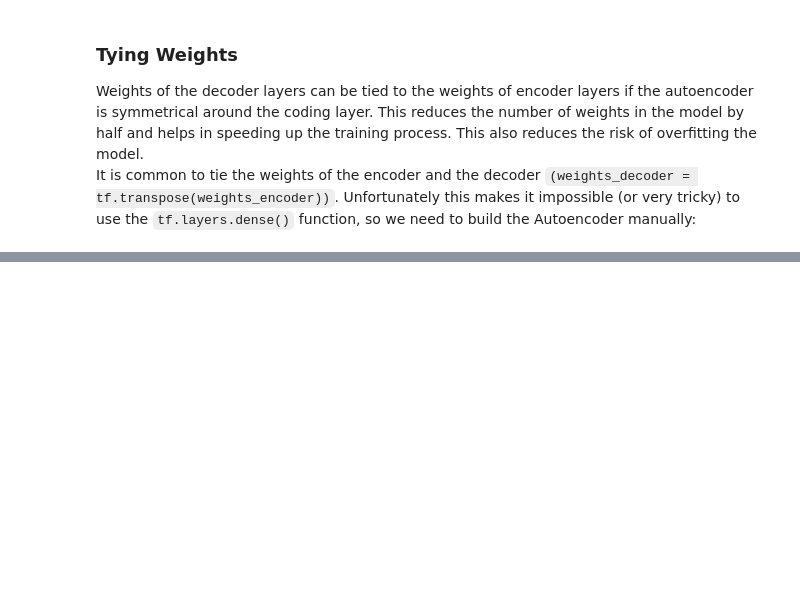
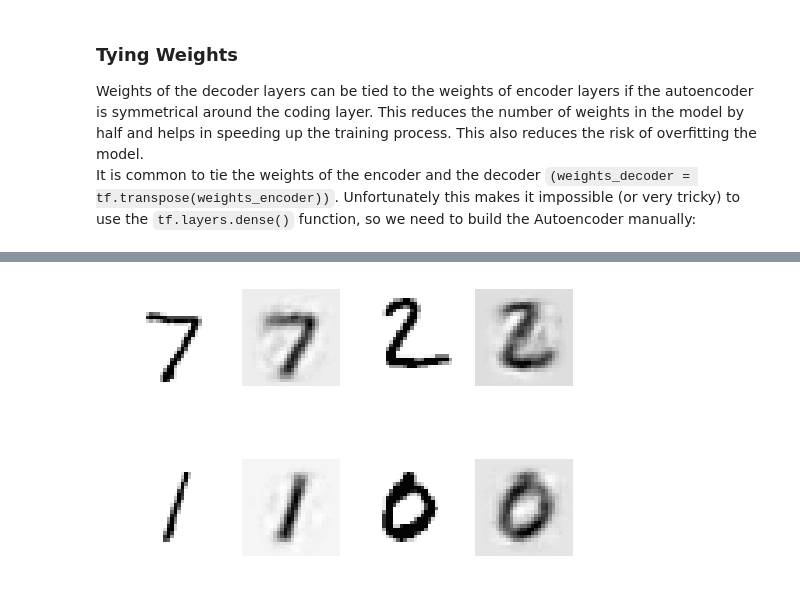
Before and after one commit to sivaram10/Python-Handson-Projects, a Jupyter notebook: 15-Autoencoders.ipynb, the cells around one changed output, grey strips where cells are left out. Drawn from its saved outputs; the diff is of its cells as text; code cells hidden in the pictures; blank space fills up the shorter version.

```diff
--- a/15-Autoencoders.ipynb
+++ b/15-Autoencoders.ipynb
@@ -175,7 +175,7 @@ with tf.Session() as sess:
             sess.run(training_op, feed_dict={X: X_batch})
         loss_train = reconstruction_loss.eval(feed_dict={X: X_batch})
         print("\r{}".format(epoch), "Train MSE:", loss_train)
-        saver.save(sess, "E:/GitHub Main/Python-Handson-Projects/saved/11-1-my_model_all_layers.ckpt")
+        saver.save(sess, "E:/GitHub Main/Python-Handson-Projects/saved/15-1-my_model_all_layers.ckpt")
 # %% [output]
 Extracting E:/GitHub Main/Python-Handson-Projects/datasets/mnist\train-images-idx3-ubyte.gz
 Extracting E:/GitHub Main/Python-Handson-Projects/datasets/mnist\train-labels-idx1-ubyte.gz
@@ -285,0 +355,14 @@ INFO:tensorflow:Restoring parameters from E:/GitHub Main/Python-Handson-Projects
+# %%
+reset_graph()
+
+n_inputs = 28*28
+
+X = tf.placeholder(tf.float32, shape=[None, n_inputs])
+hidden1 = tf.nn.elu(tf.matmul(X, W1) + b1)
+hidden2 = tf.nn.elu(tf.matmul(hidden1, W2) + b2)
+hidden3 = tf.nn.elu(tf.matmul(hidden2, W3) + b3)
+outputs = tf.matmul(hidden3, W4) + b4
+# %%
+show_reconstructed_digits(X, outputs)
+# %% [output]
+[figure, added]
```
Also changed, not shown: parts of 6 cells of this notebook.
